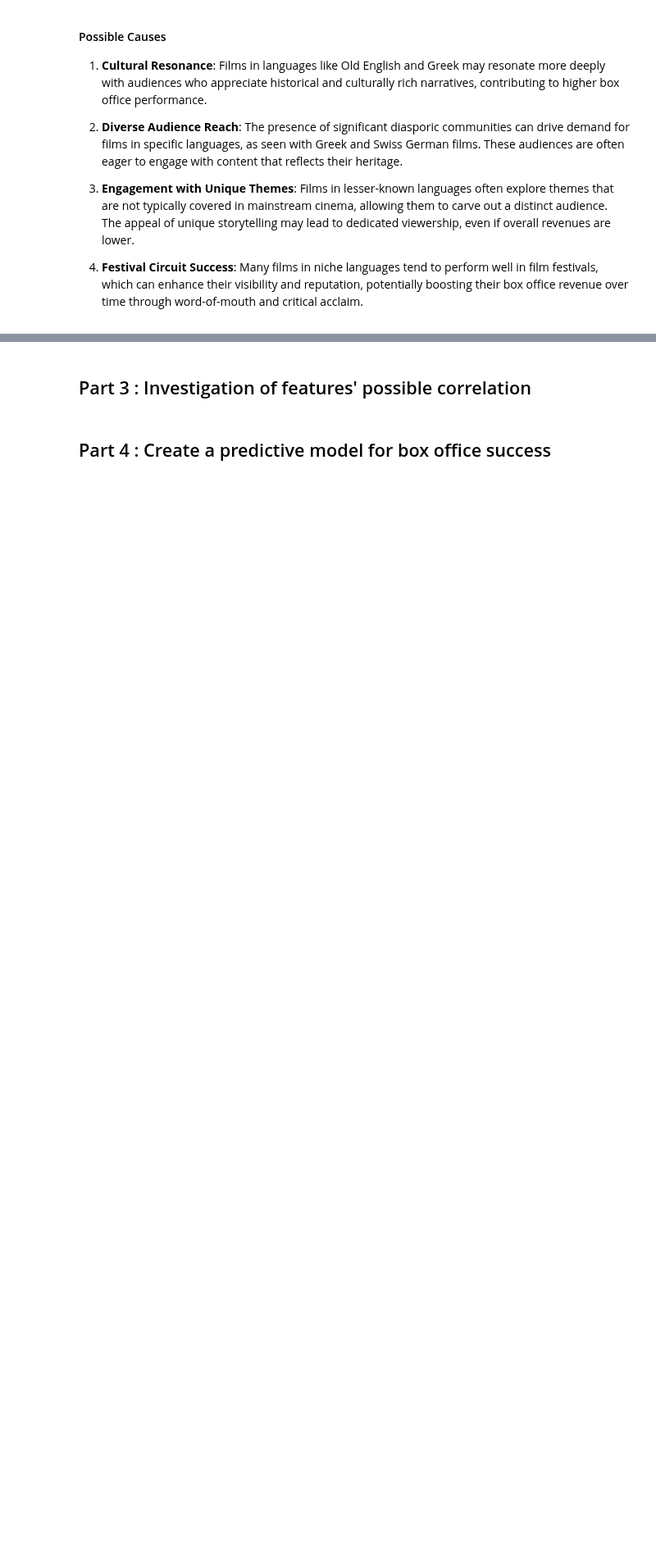
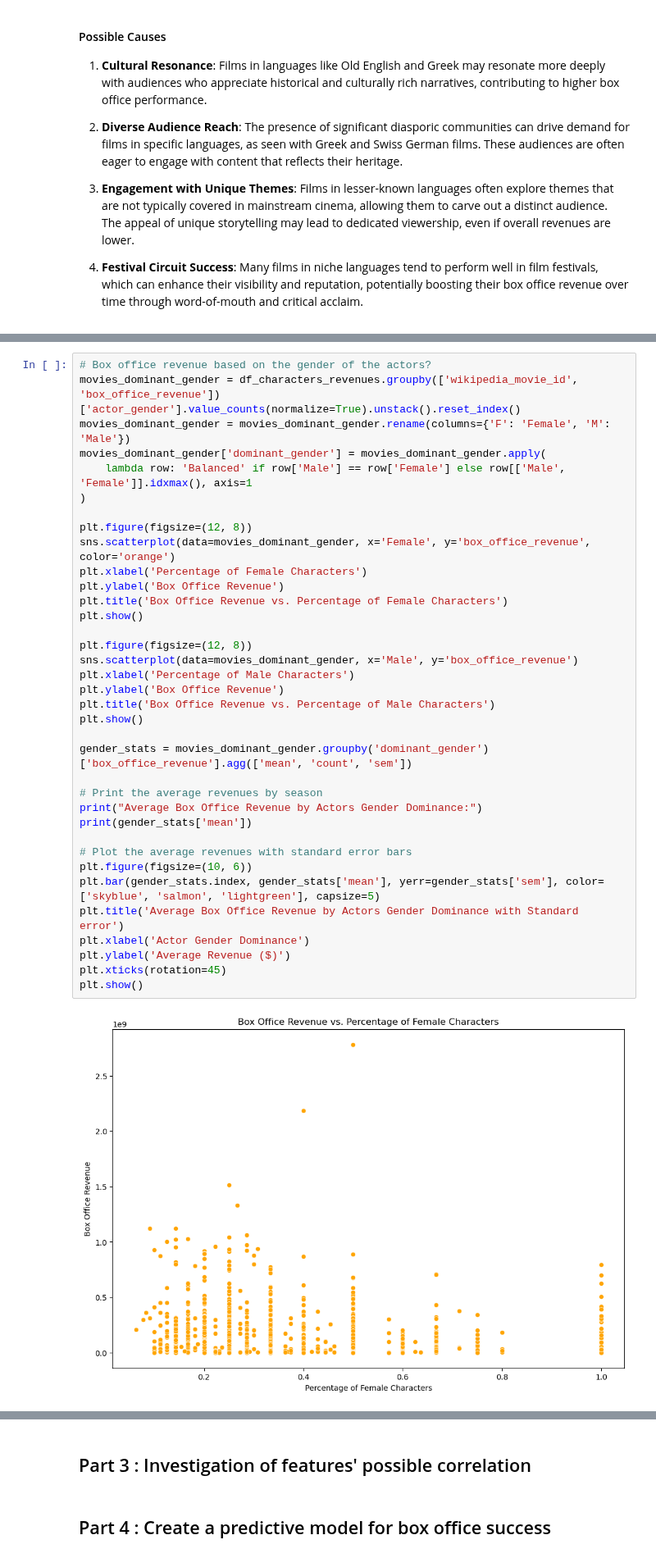
Before and after one commit to epfl-ada/ada-2024-project-awesometeam2024, a Jupyter notebook: results.ipynb, the cells around one changed output, grey strips where cells are left out. Shown at 82% size. Cells and saved outputs as stored; diff of their text form; blank space fills up the shorter version.

```diff
--- a/results.ipynb
+++ b/results.ipynb
@@ -594,0 +654,38 @@ The average box office revenues based on the primary language of the films are a
+# %%
+# Box office revenue based on the gender of the actors?
+movies_dominant_gender = df_characters_revenues.groupby(['wikipedia_movie_id', 'box_office_revenue'])['actor_gender'].value_counts(normalize=True).unstack().reset_index()
+movies_dominant_gender = movies_dominant_gender.rename(columns={'F': 'Female', 'M': 'Male'})
+movies_dominant_gender['dominant_gender'] = movies_dominant_gender.apply(
+    lambda row: 'Balanced' if row['Male'] == row['Female'] else row[['Male', 'Female']].idxmax(), axis=1
+)
+
+plt.figure(figsize=(12, 8))
+sns.scatterplot(data=movies_dominant_gender, x='Female', y='box_office_revenue', color='orange')
+plt.xlabel('Percentage of Female Characters')
+plt.ylabel('Box Office Revenue')
+plt.title('Box Office Revenue vs. Percentage of Female Characters')
+plt.show()
+
+plt.figure(figsize=(12, 8))
+sns.scatterplot(data=movies_dominant_gender, x='Male', y='box_office_revenue')
+plt.xlabel('Percentage of Male Characters')
+plt.ylabel('Box Office Revenue')
+plt.title('Box Office Revenue vs. Percentage of Male Characters')
+plt.show()
+
+gender_stats = movies_dominant_gender.groupby('dominant_gender')['box_office_revenue'].agg(['mean', 'count', 'sem'])
+
+# Print the average revenues by season
+print("Average Box Office Revenue by Actors Gender Dominance:")
+print(gender_stats['mean'])
+
+# Plot the average revenues with standard error bars
+plt.figure(figsize=(10, 6))
+plt.bar(gender_stats.index, gender_stats['mean'], yerr=gender_stats['sem'], color=['skyblue', 'salmon', 'lightgreen'], capsize=5)
+plt.title('Average Box Office Revenue by Actors Gender Dominance with Standard error')
+plt.xlabel('Actor Gender Dominance')
+plt.ylabel('Average Revenue ($)')
+plt.xticks(rotation=45)
+plt.show()
+# %% [output]
+[figure, added]
```
Also changed, not shown: parts of 6 cells of this notebook, 1 other file.
